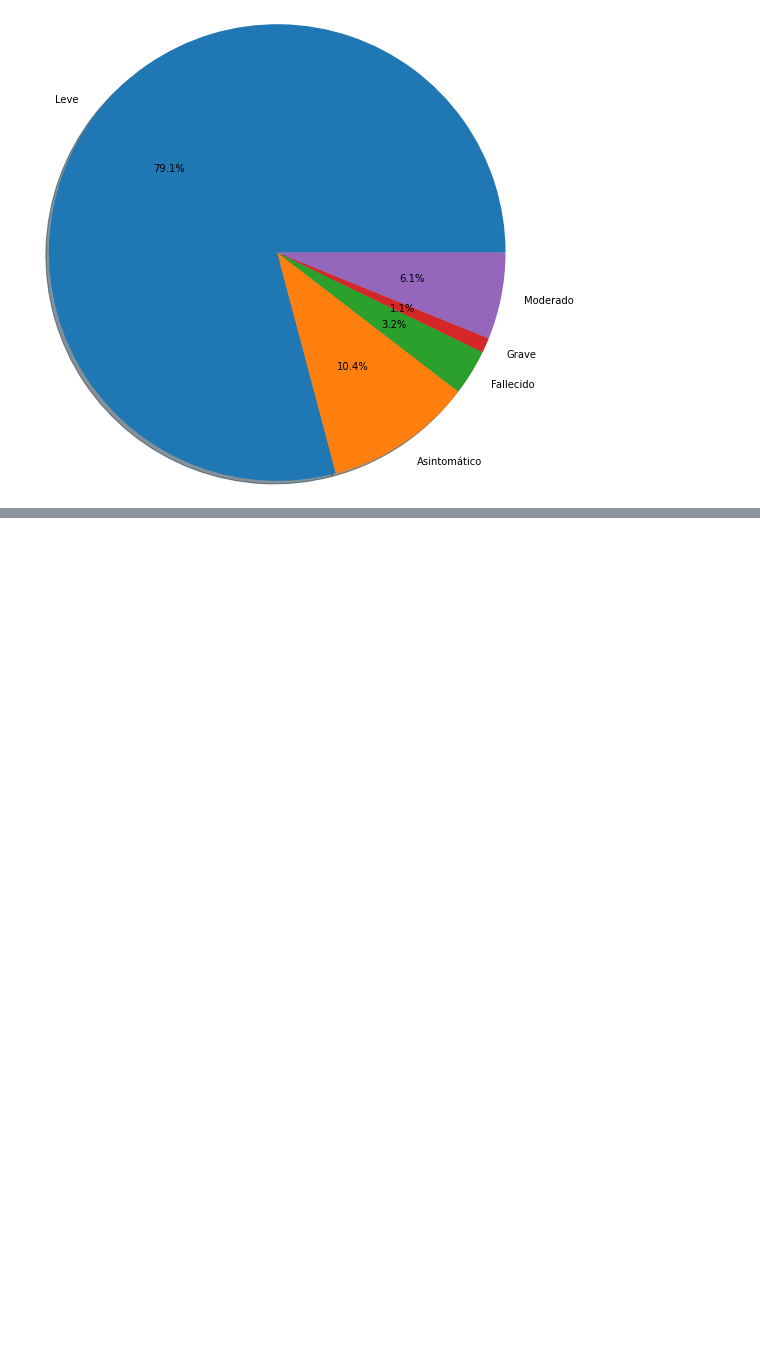
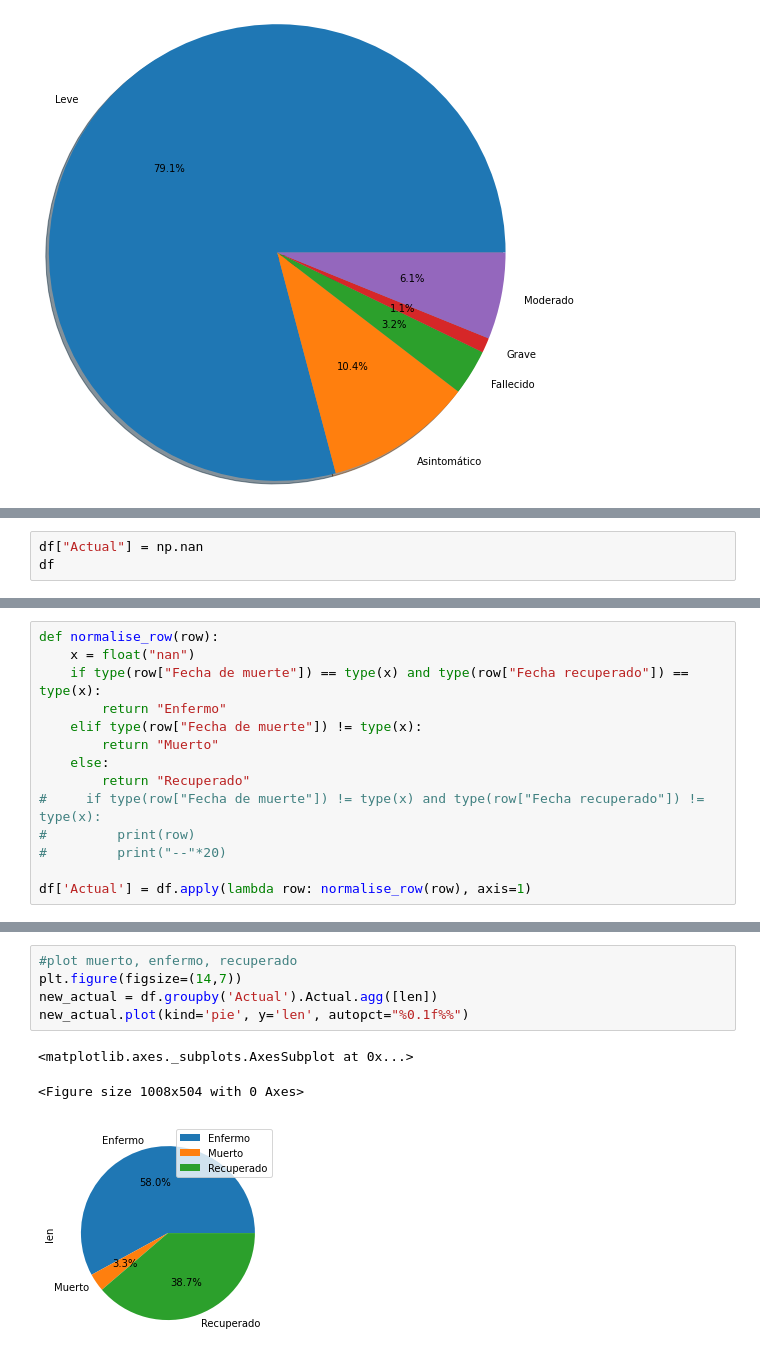
Before and after one commit to ikki2530/maths_python, a Jupyter notebook: basic_datascience/pandas_practice/covid19colombia/covid19colombia.ipynb, the cells around one changed output, grey strips where cells are left out. Saved outputs shown, nothing was run; the diff lists cells and outputs as text; blank space fills up the shorter version.

```diff
--- a/basic_datascience/pandas_practice/covid19colombia/covid19colombia.ipynb
+++ b/basic_datascience/pandas_practice/covid19colombia/covid19colombia.ipynb
@@ -248,0 +264,3 @@ new_recuperados
+# %%
+df["Actual"] = np.nan
+df
@@ -248,0 +281,14 @@ new_recuperados
+# %%
+def normalise_row(row):
+    x = float("nan")
+    if type(row["Fecha de muerte"]) == type(x) and type(row["Fecha recuperado"]) == type(x):
+        return "Enfermo"
+    elif type(row["Fecha de muerte"]) != type(x):
+        return "Muerto"
+    else:
+        return "Recuperado"
+#     if type(row["Fecha de muerte"]) != type(x) and type(row["Fecha recuperado"]) != type(x):
+#         print(row)
+#         print("--"*20)
+
+df['Actual'] = df.apply(lambda row: normalise_row(row), axis=1)
@@ -248,0 +311,9 @@ new_recuperados
+# %%
+#plot muerto, enfermo, recuperado
+plt.figure(figsize=(14,7))
+new_actual = df.groupby('Actual').Actual.agg([len])
+new_actual.plot(kind='pie', y='len', autopct="%0.1f%%")
+# %% [output]
+<matplotlib.axes._subplots.AxesSubplot at 0x...>
+<Figure size 1008x504 with 0 Axes>
+[figure, added]
```
Also changed, not shown: parts of 7 cells of this notebook.
